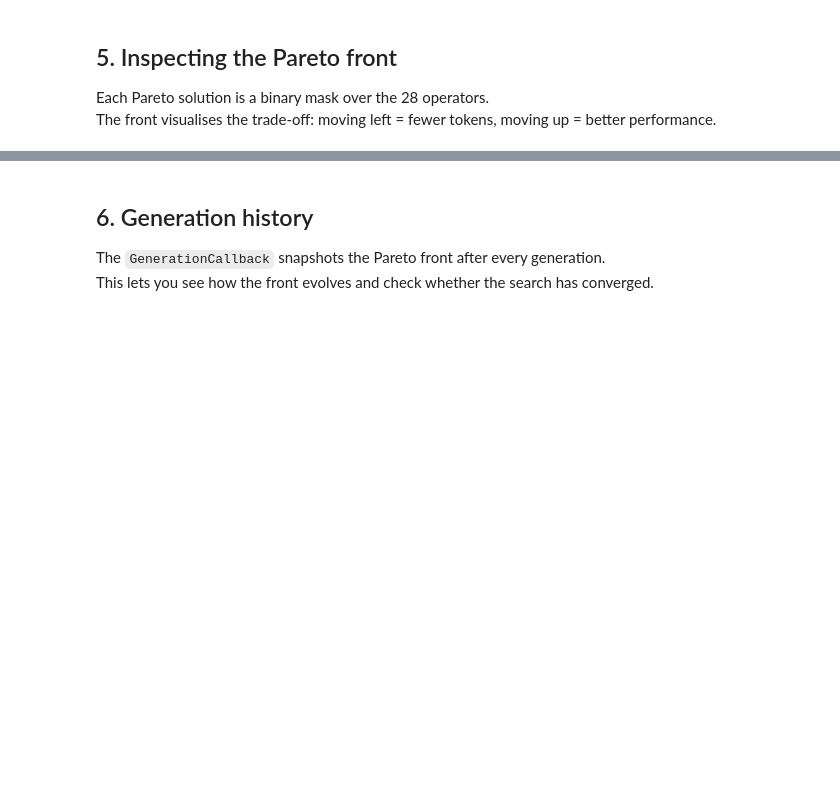
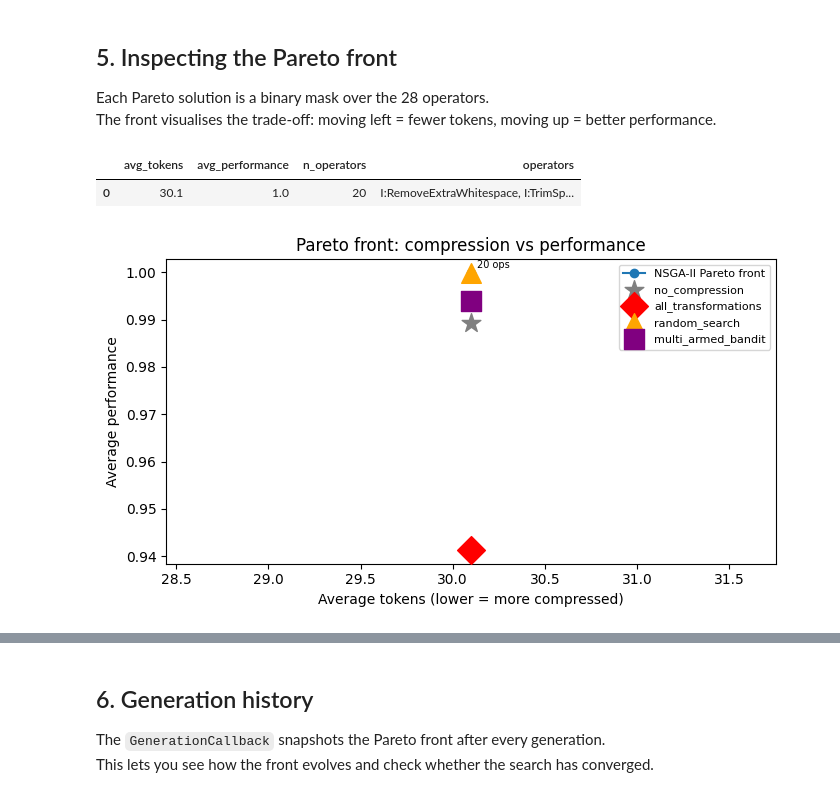
Before and after one commit to vincenzo-scotti/prompt_compression, a Jupyter notebook: notebooks/example.ipynb, the cells around one changed output, grey strips where cells are left out. Saved outputs shown, nothing was run; the diff lists cells and outputs as text; code cells hidden in the pictures; blank space fills up the shorter version.

Commit message:
Extend baselines and fix minor issues

```diff
--- a/notebooks/example.ipynb
+++ b/notebooks/example.ipynb
@@ -187,5 +263,5 @@ exp = Experiment(
     evaluator=MockEvaluator(alpha=0.5, noise_std=0.02, seed=0),
 )
 
-result = exp.run(baselines=["no_compression", "all_transformations", "random_search"])
+result = exp.run(baselines=["no_compression", "all_transformations", "random_search", "multi_armed_bandit"])
 print(result.summary())
@@ -212,32 +298,49 @@ for bits, names, tokens, perf in zip(
 
 df_pareto = pd.DataFrame(rows).sort_values("avg_tokens")
 df_pareto
+# %% [output]
+|  | avg_tokens | avg_performance | n_operators | operators |
+| 0 | 30.1 | 1.0 | 20 | I:RemoveExtraWhitespace, I:TrimSp... |
 # %%
 # Plot Pareto front + baselines
 fig, ax = plt.subplots(figsize=(7, 4))
 
 # Pareto front (sorted for a connected line)
 sorted_idx = result.avg_tokens.argsort()
 ax.plot(result.avg_tokens[sorted_idx], result.avg_performance[sorted_idx],
         "o-", label="NSGA-II Pareto front", zorder=3)
 
 # Annotate each solution with its operator count
 for tokens, perf, bits in zip(result.avg_tokens, result.avg_performance, result.pareto_solutions):
     ax.annotate(f"{int(bits.sum())} ops", (tokens, perf),
                 textcoords="offset points", xytext=(4, 4), fontsize=7)
 
 # Baselines
-colors = {"no_compression": "gray", "all_transformations": "red", "random_search": "orange"}
+colors = {
+    "no_compression":    "gray",
+    "all_transformations": "red",
+    "random_search":     "orange",
+    "multi_armed_bandit": "purple",
+}
+markers = {
+    "no_compression":    "*",
+    "all_transformations": "D",
+    "random_search":     "^",
+    "multi_armed_bandit": "s",
+}
 for name, br in result.baselines.items():
     ax.scatter(br.avg_tokens.mean(), br.avg_performance.mean(),
-               marker="*", s=200, zorder=4, label=name, color=colors.get(name))
+               marker=markers.get(name, "o"), s=200, zorder=4,
+               label=name, color=colors.get(name))
 
 ax.set_xlabel("Average tokens (lower = more compressed)")
 ax.set_ylabel("Average performance")
 ax.set_title("Pareto front: compression vs performance")
 ax.legend(fontsize=8)
 plt.tight_layout()
 plt.show()
+# %% [output]
+[figure, added]
 # %%
 # Two extreme points on the Pareto front
 bits_best_perf, tokens_bp, perf_bp = result.best_performance()
```
Also changed, not shown: parts of 9 cells of this notebook, 9 other files.
